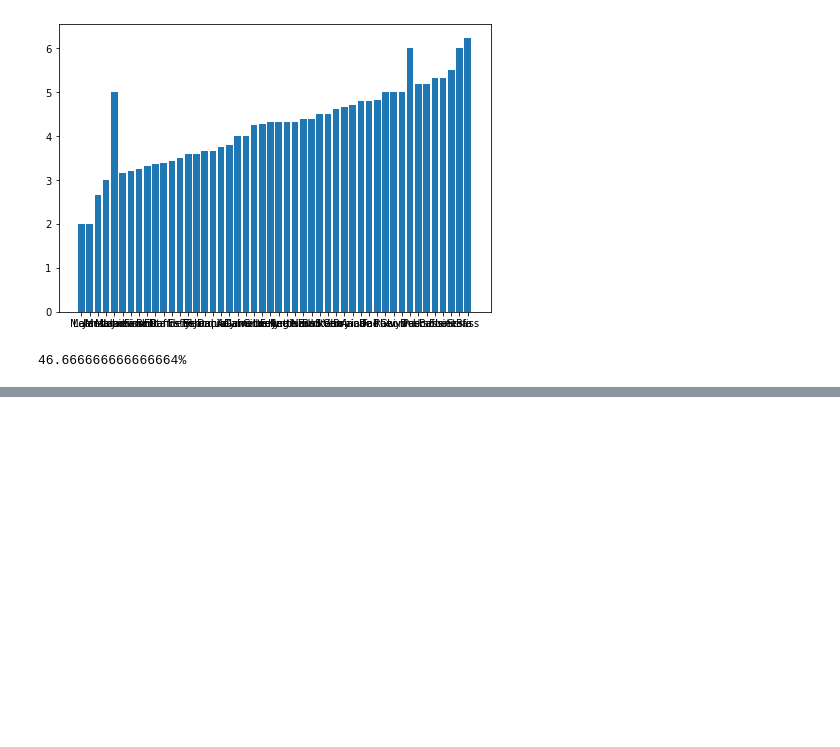
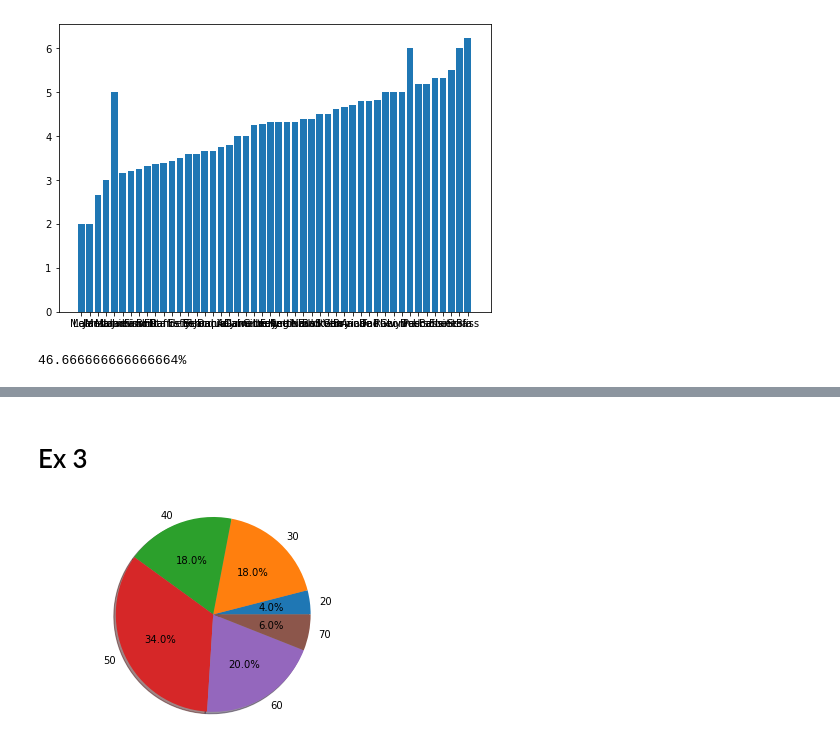
Before and after one commit to GGGE99/python_handin, a Jupyter notebook: Week_3.ipynb, the cells around one changed output, grey strips where cells are left out. Saved outputs shown, nothing was run; the diff lists cells and outputs as text; code cells hidden in the pictures; blank space fills up the shorter version.

```diff
--- a/Week_3.ipynb
+++ b/Week_3.ipynb
@@ -100,0 +101,21 @@ plt.show()
+# %% [markdown]
+# Ex 3
+# %%
+def make_char(students_arr):
+    procent = [0,10,20,30,40,50,60,70,80,90,100]
+    res = [0 for v in range(len(procent))]
+    for stud in students_arr:
+       res[int(stud.get_progression() / 10)] +=1
+
+    labels = [i * 10 for i in range(len(procent)) if res[i] != 0]
+    sizes = [r for r in res if r != 0]
+    fig1, ax1 = plt.subplots()
+    ax1.pie(sizes, labels=labels, autopct='%1.1f%%',
+        shadow=True)
+    ax1.axis('equal')  # Equal aspect ratio ensures that pie is drawn as a circle.
+    plt.show()
+
+
+make_char(students)
+# %% [output]
+[figure, added]
```
Also changed, not shown: parts of 1 cell of this notebook.
